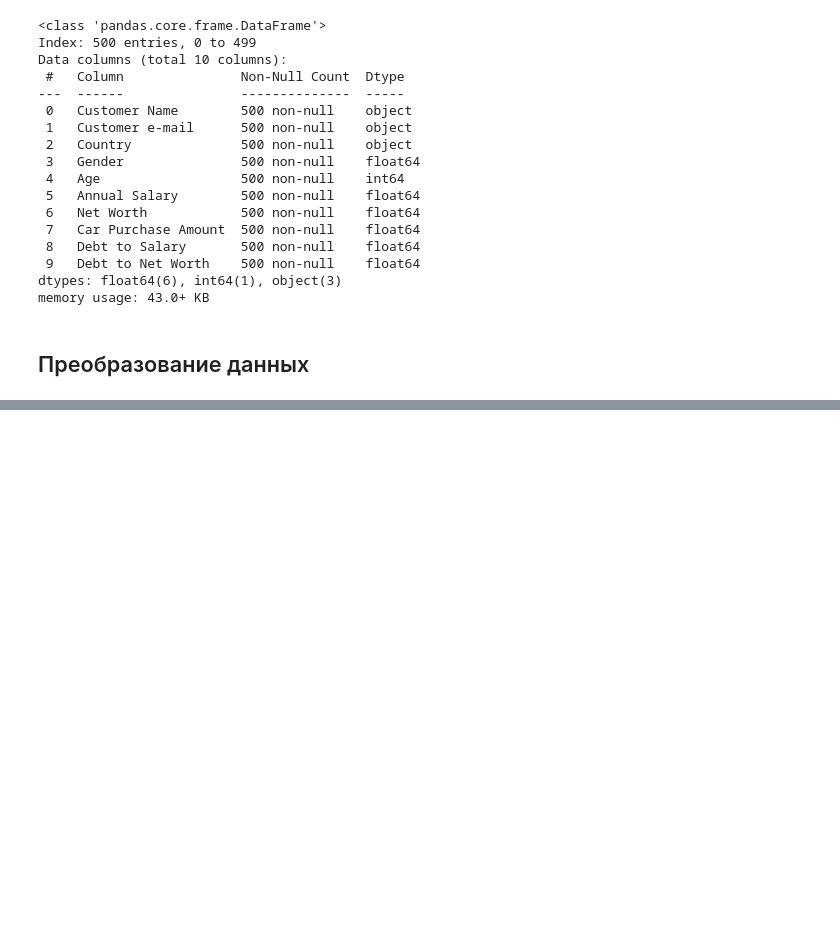
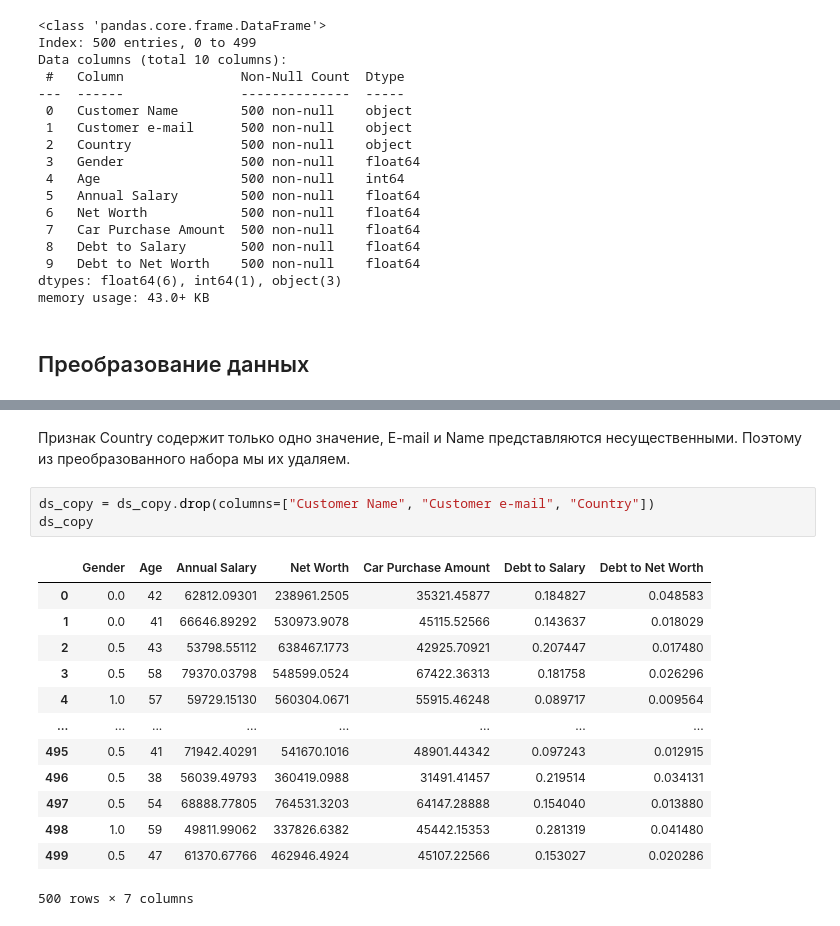
Before and after one commit to maxi7665/IAD, a Jupyter notebook: lab1/lab1.ipynb, the cells around one changed output, grey strips where cells are left out. Drawn from its saved outputs; the diff is of its cells as text; blank space fills up the shorter version.

```diff
--- a/lab1/lab1.ipynb
+++ b/lab1/lab1.ipynb
@@ -307,0 +355,19 @@ memory usage: 43.0+ KB
+# %% [markdown]
+Признак Country содержит только одно значение, E-mail и Name представляются несущественными. Поэтому из преобразованного набора мы их удаляем.
+# %%
+ds_copy = ds_copy.drop(columns=["Customer Name", "Customer e-mail", "Country"])
+ds_copy
+# %% [output]
+|  | Gender | Age | Annual Salary | Net Worth | Car Purchase Amount | Debt to Salary | Debt to Net Worth |
+| 0 | 0.0 | 42 | 62812.09301 | 238961.2505 | 35321.45877 | 0.184827 | 0.048583 |
+| 1 | 0.0 | 41 | 66646.89292 | 530973.9078 | 45115.52566 | 0.143637 | 0.018029 |
+| 2 | 0.5 | 43 | 53798.55112 | 638467.1773 | 42925.70921 | 0.207447 | 0.017480 |
+| 3 | 0.5 | 58 | 79370.03798 | 548599.0524 | 67422.36313 | 0.181758 | 0.026296 |
+| 4 | 1.0 | 57 | 59729.15130 | 560304.0671 | 55915.46248 | 0.089717 | 0.009564 |
+| ... | ... | ... | ... | ... | ... | ... | ... |
+| 495 | 0.5 | 41 | 71942.40291 | 541670.1016 | 48901.44342 | 0.097243 | 0.012915 |
+| 496 | 0.5 | 38 | 56039.49793 | 360419.0988 | 31491.41457 | 0.219514 | 0.034131 |
+| 497 | 0.5 | 54 | 68888.77805 | 764531.3203 | 64147.28888 | 0.154040 | 0.013880 |
+| 498 | 1.0 | 59 | 49811.99062 | 337826.6382 | 45442.15353 | 0.281319 | 0.041480 |
+| 499 | 0.5 | 47 | 61370.67766 | 462946.4924 | 45107.22566 | 0.153027 | 0.020286 |
+500 rows × 7 columns
```
Also changed, not shown: parts of 15 cells of this notebook.
